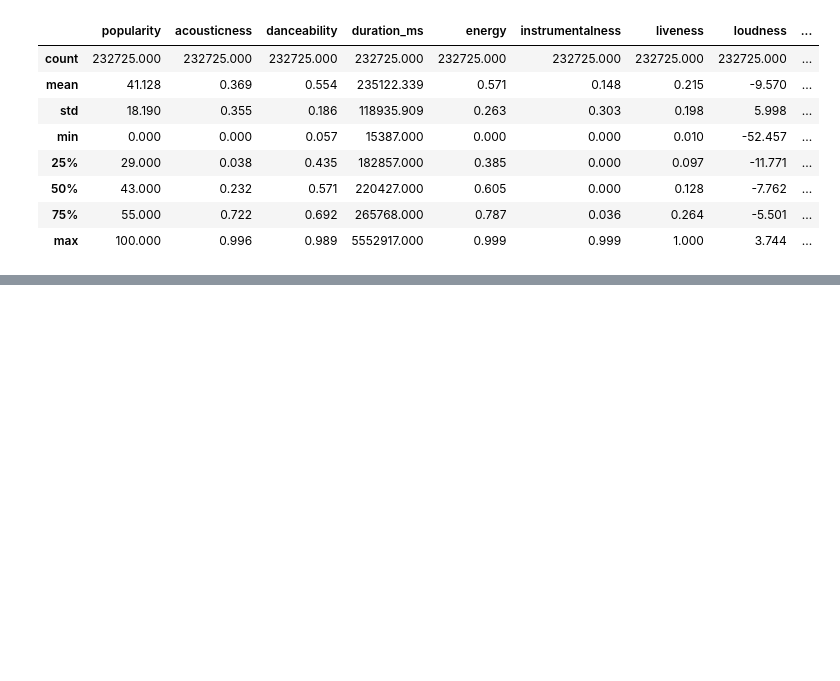
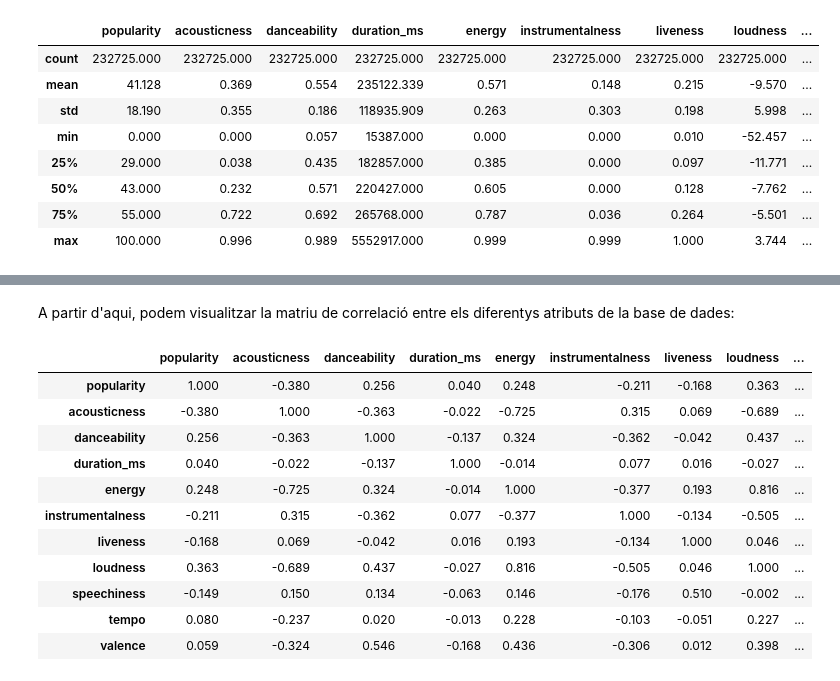
Before and after one commit to Megaguille11/CasKaggle_Spotify, a Jupyter notebook: notebooks/spotify_kaggle.ipynb, the cells around one changed output, grey strips where cells are left out. Drawn from its saved outputs; the diff is of its cells as text; code cells hidden in the pictures; blank space fills up the shorter version.

```diff
--- a/notebooks/spotify_kaggle.ipynb
+++ b/notebooks/spotify_kaggle.ipynb
@@ -94,0 +149,6 @@ Text(0, 0.5, 'Popularity')
+# %%
+modes = dataset['mode'].unique()
+valors_modes = [1, 0]
+
+for i in range(len(modes)):
+    dataset.loc[dataset['mode'] == modes[i], 'mode'] = valors_modes[i]
@@ -94,0 +165,6 @@ Text(0, 0.5, 'Popularity')
+# %%
+compas = dataset['time_signature'].unique()
+valors_compas = [3, 4, 2, 1, 0]
+
+for i in range(len(compas)):
+    dataset.loc[dataset['time_signature'] == compas[i], 'time_signature'] = valors_compas[i]
@@ -94,0 +189,5 @@ Text(0, 0.5, 'Popularity')
+# %%
+index_dataset = dataset.drop(columns = ['genre', 'artist_name', 'track_name', 'track_id'])
+# %%
+normalitzat = (index_dataset - index_dataset.mean()) / index_dataset.std()
+normalitzat.head()
@@ -94,0 +201,17 @@ Text(0, 0.5, 'Popularity')
+# %% [markdown]
+A partir d'aqui, podem visualitzar la matriu de correlació entre els diferentys atributs de la base de dades:
+# %%
+normalitzat.corr()
+# %% [output]
+|  | popularity | acousticness | danceability | duration_ms | energy | instrumentalness | liveness | loudness | ... |
+| popularity | 1.000 | -0.380 | 0.256 | 0.040 | 0.248 | -0.211 | -0.168 | 0.363 | ... |
+| acousticness | -0.380 | 1.000 | -0.363 | -0.022 | -0.725 | 0.315 | 0.069 | -0.689 | ... |
+| danceability | 0.256 | -0.363 | 1.000 | -0.137 | 0.324 | -0.362 | -0.042 | 0.437 | ... |
+| duration_ms | 0.040 | -0.022 | -0.137 | 1.000 | -0.014 | 0.077 | 0.016 | -0.027 | ... |
+| energy | 0.248 | -0.725 | 0.324 | -0.014 | 1.000 | -0.377 | 0.193 | 0.816 | ... |
+| instrumentalness | -0.211 | 0.315 | -0.362 | 0.077 | -0.377 | 1.000 | -0.134 | -0.505 | ... |
+| liveness | -0.168 | 0.069 | -0.042 | 0.016 | 0.193 | -0.134 | 1.000 | 0.046 | ... |
+| loudness | 0.363 | -0.689 | 0.437 | -0.027 | 0.816 | -0.505 | 0.046 | 1.000 | ... |
+| speechiness | -0.149 | 0.150 | 0.134 | -0.063 | 0.146 | -0.176 | 0.510 | -0.002 | ... |
+| tempo | 0.080 | -0.237 | 0.020 | -0.013 | 0.228 | -0.103 | -0.051 | 0.227 | ... |
+| valence | 0.059 | -0.324 | 0.546 | -0.168 | 0.436 | -0.306 | 0.012 | 0.398 | ... |
```
Also changed, not shown: parts of 17 cells of this notebook.
